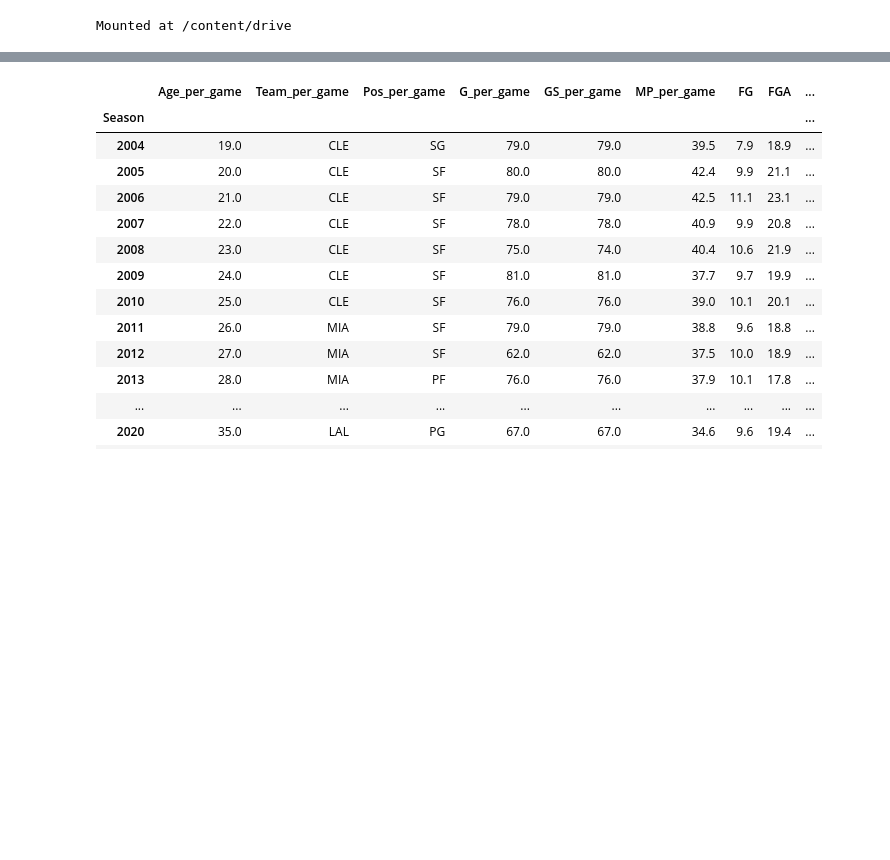
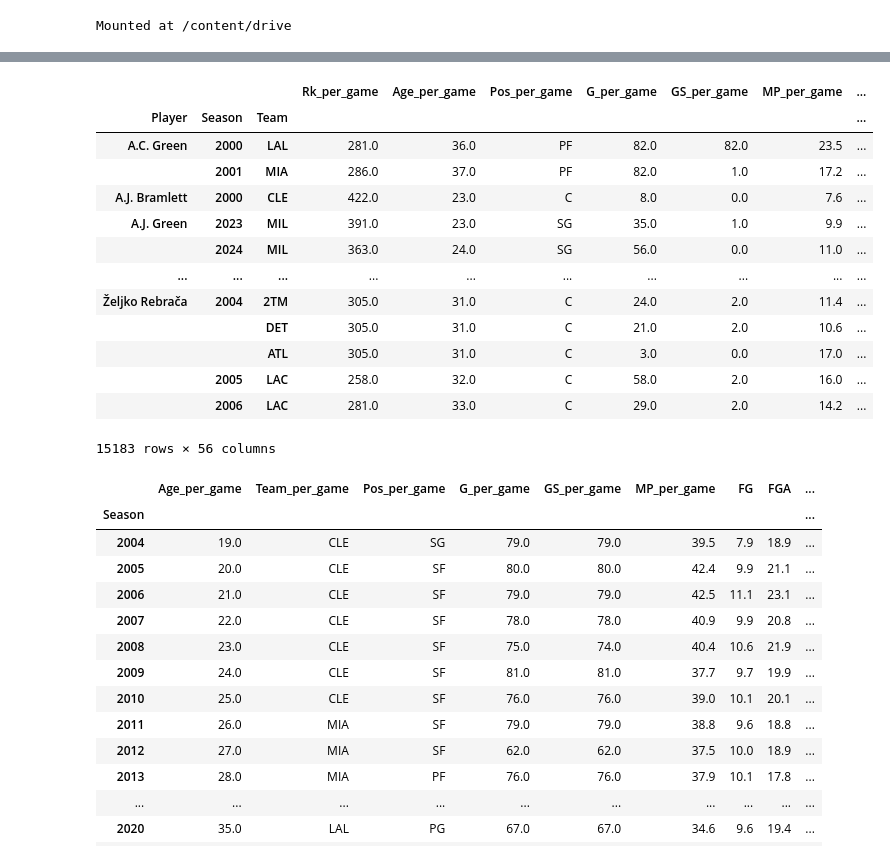
Before and after one commit to kevinfabrega/NBA-Summer-Project, a Jupyter notebook: NBA_PROJECT_copy_Mr.Planck.ipynb, the cells around one changed output, grey strips where cells are left out. Cells and saved outputs as stored; diff of their text form; code cells hidden in the pictures; blank space fills up the shorter version.

```diff
--- a/NBA_PROJECT_copy_Mr.Planck.ipynb
+++ b/NBA_PROJECT_copy_Mr.Planck.ipynb
@@ -64,3 +77,19 @@ df.head()
 # %%
 merged_df = df.join(df_adv, how='inner', lsuffix='_per_game', rsuffix='_advanced')
+merged_df
+# %% [output]
+|  |  |  | Rk_per_game | Age_per_game | Pos_per_game | G_per_game | GS_per_game | MP_per_game | ... |
+| Player | Season | Team |  |  |  |  |  |  | ... |
+| A.C. Green | 2000 | LAL | 281.0 | 36.0 | PF | 82.0 | 82.0 | 23.5 | ... |
+|  | 2001 | MIA | 286.0 | 37.0 | PF | 82.0 | 1.0 | 17.2 | ... |
+| A.J. Bramlett | 2000 | CLE | 422.0 | 23.0 | C | 8.0 | 0.0 | 7.6 | ... |
+| A.J. Green | 2023 | MIL | 391.0 | 23.0 | SG | 35.0 | 1.0 | 9.9 | ... |
+|  | 2024 | MIL | 363.0 | 24.0 | SG | 56.0 | 0.0 | 11.0 | ... |
+| ... | ... | ... | ... | ... | ... | ... | ... | ... | ... |
+| Željko Rebrača | 2004 | 2TM | 305.0 | 31.0 | C | 24.0 | 2.0 | 11.4 | ... |
+|  |  | DET | 305.0 | 31.0 | C | 21.0 | 2.0 | 10.6 | ... |
+|  |  | ATL | 305.0 | 31.0 | C | 3.0 | 0.0 | 17.0 | ... |
+|  | 2005 | LAC | 258.0 | 32.0 | C | 58.0 | 2.0 | 16.0 | ... |
+|  | 2006 | LAC | 281.0 | 33.0 | C | 29.0 | 2.0 | 14.2 | ... |
+15183 rows × 56 columns
 # %%
```
Also changed, not shown: parts of 5 cells of this notebook.
